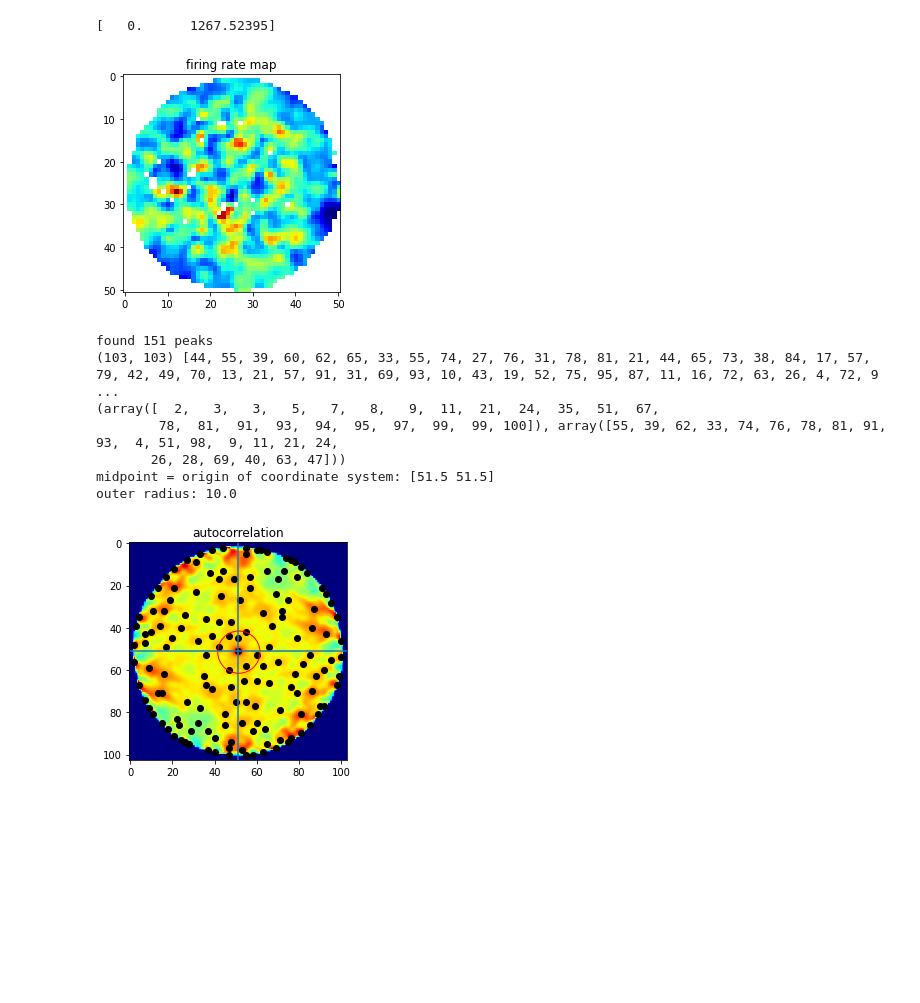
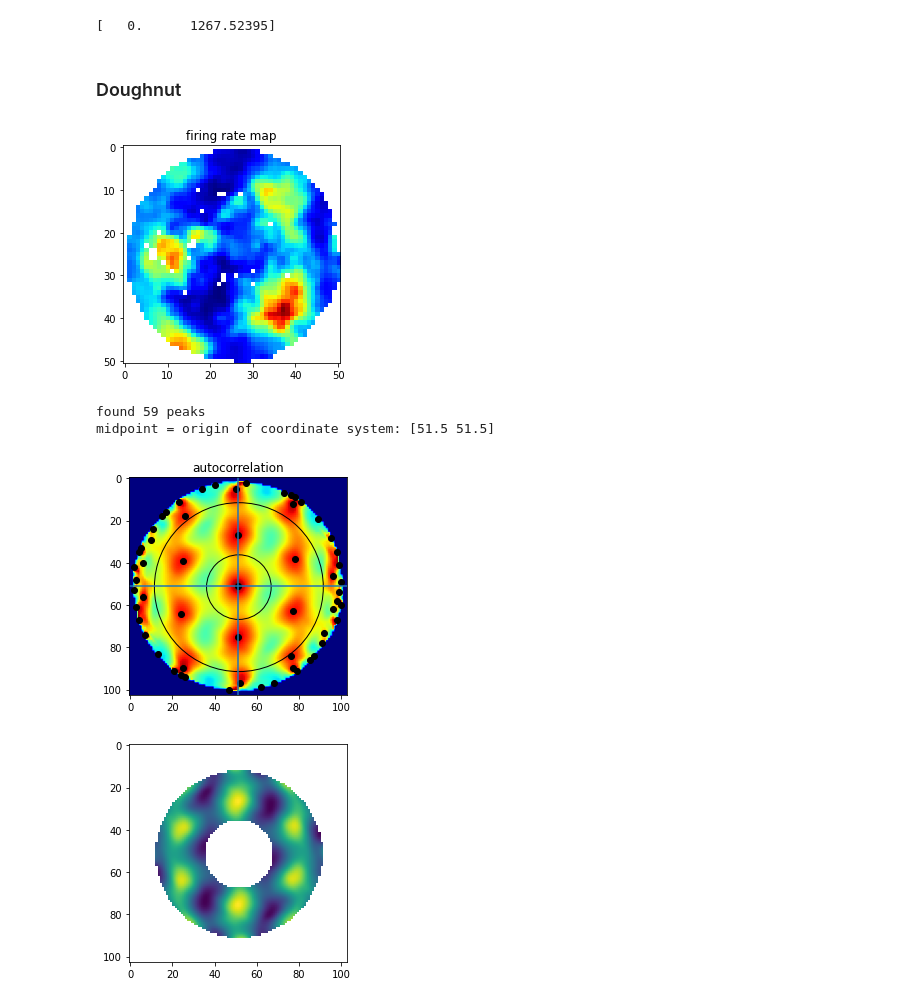
Before and after one commit to kevin-allen/spikeA, a Jupyter notebook: docs_notebooks/gridscore_doughnut.ipynb, the cells around one changed output. Cells and saved outputs as stored; diff of their text form; code cells hidden in the pictures; blank space fills up the shorter version.

Commit message:
doughnut detection

```diff
--- a/docs_notebooks/gridscore_doughnut.ipynb
+++ b/docs_notebooks/gridscore_doughnut.ipynb
@@ -19,7 +19,7 @@ import scipy
 import scipy.ndimage as ndimage
 import scipy.ndimage.filters as filters
 # %%
-path="/d64/data/electro/bt0975/bt0975-28092021-0105"
+path="/adata/electro/bt0975/bt0975-28092021-0105"
 name="bt0975-28092021-0105"
 # %%
 ses = Kilosort_session(name=name,path=path)
@@ -79,12 +79,21 @@ ap.unset_intervals()
 ap.set_intervals(np.array([first_circ80_inter]))
 # %% [output]
 [   0.      1267.52395]
+# %% [markdown]
+### Doughnut
 # %%
 import math
 
-n = cg.neuron_list[0]
+n = cg.neuron_list[2]
 n.set_spatial_properties(ap)
 n.spatial_properties.firing_rate_map_2d(cm_per_bin =2, smoothing_sigma_cm = 2, smoothing=True)
+
+
+# artificial firing map to test doughnut function
+#n.spatial_properties.firing_rate_map = np.zeros((50,50))
+#n.spatial_properties.firing_rate_map[20:23,20:23]=1
+
+
 plt.imshow(n.spatial_properties.firing_rate_map, cmap='jet')
 plt.title("firing rate map")
 plt.show()
@@ -98,50 +107,77 @@ plt.axhline(y=51)
 plt.axvline(x=51)
 plt.scatter(x,y, color='black')
 
+xylist = np.unique([(x_,y_) for x_,y_ in zip(x,y)] ,axis=0)
+
 print("found",len(x),"peaks")
-print(n.spatial_properties.spatial_autocorrelation_map.shape,x,y)
+#print("xylist:",xylist)
+#print(n.spatial_properties.spatial_autocorrelation_map.shape,x,y)
 
-print(np.where(n.spatial_properties.spatial_autocorrelation_map==1.))
+#print(np.where(n.spatial_properties.spatial_autocorrelation_map==1.))
 
 
 
 
 r_inner = 10
 r_outer_range = np.linspace(10,50,100)
 
 midpoint = np.array(n.spatial_properties.spatial_autocorrelation_map.shape)/2
 print("midpoint = origin of coordinate system:",midpoint)
 
+
+
+
 r_outer_radii = []
 
+# find proper dimensions for doughnut
 for r_outer in r_outer_range:
-    points_inside_dougnut= [ (x_,y_) for x_,y_ in zip(x,y) if r_outer/2 < math.dist(midpoint, [x_,y_]) < r_outer ]
-    #print(r_outer,len(points_inside_dougnut))
-
-    if(len(points_inside_dougnut)==6):
+    points_inside_dougnut= [ (x_,y_) for x_,y_ in zip(x,y) if math.dist(midpoint, [x_,y_]) < r_outer ]
+    if(len(points_inside_dougnut)>=7):
         r_outer_radii.append(r_outer)
 
-r_outer_radius_use = np.mean(r_outer_radii)
+if len(r_outer_radii):
 
-print("outer radius:",r_outer_radius_use)
+    r_outer_radius_contains6 = r_outer_radii[0] # np.mean(r_outer_radii)
+
+    r_outer_radius_use = r_outer_radius_contains6*1.3
+    r_inner_radius_use = r_outer_radius_contains6*0.5
+
+    r_outer_radius_use = np.round(np.min([r_outer_radius_use, maxradius*0.9]))
+
+else:
+    r_outer_radius_use = maxradius*0.9
+    r_inner_radius_use = r_outer_radius_use/1.3*0.9
 
 
-circle1 = plt.Circle((midpoint[0], midpoint[1]), r_outer_radius_use, color='r' , fill=False)
+circle_outer = plt.Circle((midpoint[0], midpoint[1]), r_outer_radius_use, color='black' , fill=False)
+circle_inner = plt.Circle((midpoint[0], midpoint[1]), r_inner_radius_use, color='black' , fill=False)
+
 
 fig = plt.gcf()
 ax = fig.gca()
 
-ax.add_patch(circle1)
+ax.add_patch(circle_outer)
+ax.add_patch(circle_inner)
+plt.show()
+
+
+
+doughnut = n.spatial_properties.spatial_autocorrelation_map
+
+
+outsidedoughnut = np.array([ np.array([x_,y_]) for x_,y_ in np.ndindex(n.spatial_properties.spatial_autocorrelation_map.shape) if math.dist(midpoint, [x_,y_]) < r_inner_radius_use or math.dist(midpoint, [x_,y_]) > r_outer_radius_use ])
+outsidedoughnut = (outsidedoughnut[:,0], outsidedoughnut[:,1])
+doughnut[outsidedoughnut] = np.nan
+
+
+plt.imshow(doughnut)
+
 
 plt.show()
 # %% [output]
-[figure, old version]
+[figure, new version]
-found 151 peaks
-(103, 103) [44, 55, 39, 60, 62, 65, 33, 55, 74, 27, 76, 31, 78, 81, 21, 44, 65, 73, 38, 84, 17, 57, 79, 42, 49, 70, 13, 21, 57, 91, 31, 69, 93, 10, 43, 19, 52, 75, 95, 87, 11, 16, 72, 63, 26, 4, 72, 9 ...
-(array([  2,   3,   3,   5,   7,   8,   9,  11,  21,  24,  35,  51,  67,
-        78,  81,  91,  93,  94,  95,  97,  99,  99, 100]), array([55, 39, 62, 33, 74, 76, 78, 81, 91, 93,  4, 51, 98,  9, 11, 21, 24,
-       26, 28, 69, 40, 63, 47]))
+found 59 peaks
 midpoint = origin of coordinate system: [51.5 51.5]
-outer radius: 10.0
-[figure, old version]
+[figure, new version]
+[figure, added]
 # %%
```
Also changed, not shown: parts of 3 cells of this notebook, 1 other file.
